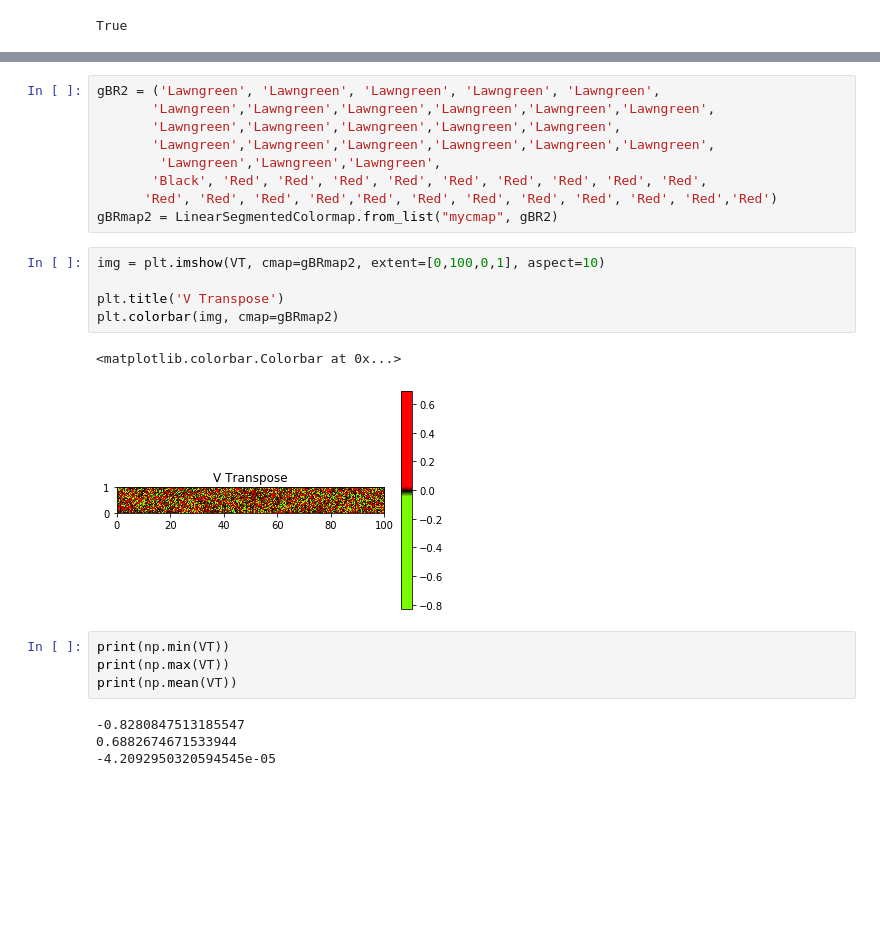
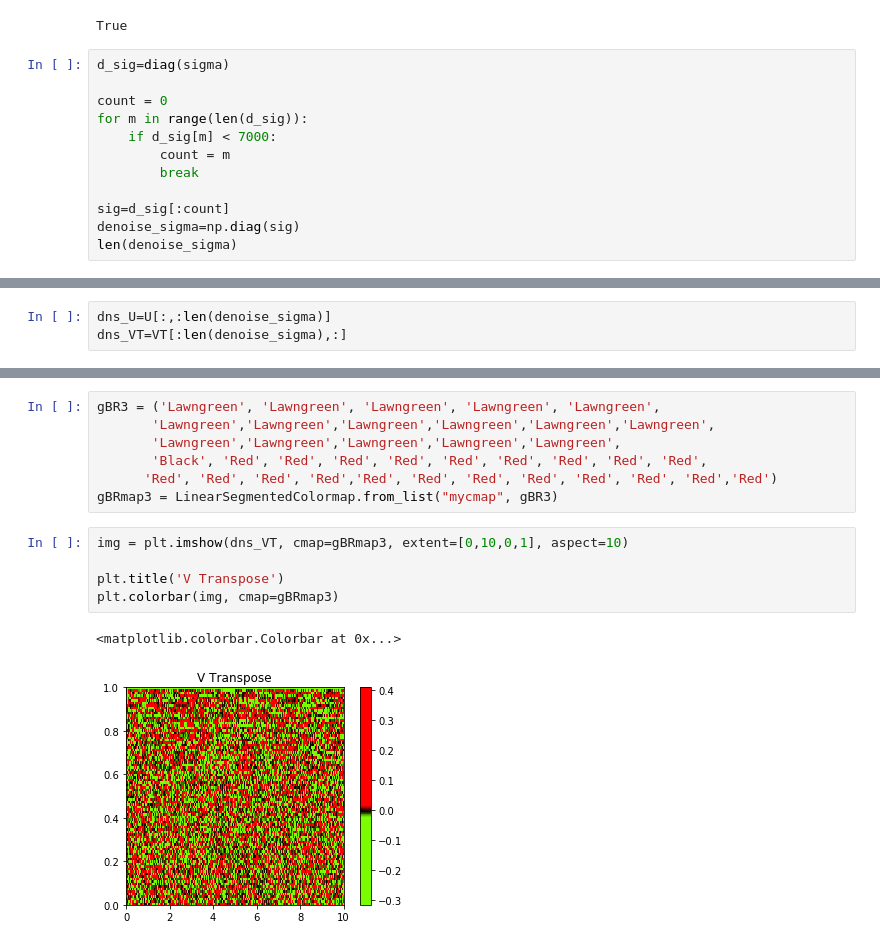
Before and after one commit to miholjcicmarko/DataScienceBME6900Project, a Jupyter notebook: alan brain atlas data/reading mouse VC data.ipynb, the cells around one changed output, grey strips where cells are left out. Drawn from its saved outputs; the diff is of its cells as text; blank space fills up the shorter version.

```diff
--- a/alan brain atlas data/reading mouse VC data.ipynb
+++ b/alan brain atlas data/reading mouse VC data.ipynb
@@ -315,3 +331,15 @@ sort_diag=sort_diag[::-1]
 np.allclose(sort_diag, diagonal)
 # %% [output]
 True
+# %%
+d_sig=diag(sigma)
+
+count = 0
+for m in range(len(d_sig)):
+    if d_sig[m] < 7000:
+        count = m
+        break
+
+sig=d_sig[:count]
+denoise_sigma=np.diag(sig)
+len(denoise_sigma)
@@ -317,0 +348,3 @@ True
+# %%
+dns_U=U[:,:len(denoise_sigma)]
+dns_VT=VT[:len(denoise_sigma),:]
@@ -318,25 +376,15 @@ True
 # %%
-gBR2 = ('Lawngreen', 'Lawngreen', 'Lawngreen', 'Lawngreen', 'Lawngreen',
+gBR3 = ('Lawngreen', 'Lawngreen', 'Lawngreen', 'Lawngreen', 'Lawngreen',
        'Lawngreen','Lawngreen','Lawngreen','Lawngreen','Lawngreen','Lawngreen',
        'Lawngreen','Lawngreen','Lawngreen','Lawngreen','Lawngreen',
-       'Lawngreen','Lawngreen','Lawngreen','Lawngreen','Lawngreen','Lawngreen',
-        'Lawngreen','Lawngreen','Lawngreen',
        'Black', 'Red', 'Red', 'Red', 'Red', 'Red', 'Red', 'Red', 'Red', 'Red',
       'Red', 'Red', 'Red', 'Red','Red', 'Red', 'Red', 'Red', 'Red', 'Red', 'Red','Red')
-gBRmap2 = LinearSegmentedColormap.from_list("mycmap", gBR2)
+gBRmap3 = LinearSegmentedColormap.from_list("mycmap", gBR3)
 # %%
-img = plt.imshow(VT, cmap=gBRmap2, extent=[0,100,0,1], aspect=10)
+img = plt.imshow(dns_VT, cmap=gBRmap3, extent=[0,10,0,1], aspect=10)
 
 plt.title('V Transpose')
-plt.colorbar(img, cmap=gBRmap2)
+plt.colorbar(img, cmap=gBRmap3)
 # %% [output]
 <matplotlib.colorbar.Colorbar at 0x...>
-[figure, old version]
+[figure, new version]
-# %%
-print(np.min(VT))
-print(np.max(VT))
-print(np.mean(VT))
-# %% [output]
--0.8280847513185547
-0.6882674671533944
--4.2092950320594545e-05
```
Also changed, not shown: parts of 20 cells of this notebook, 1 other file.
